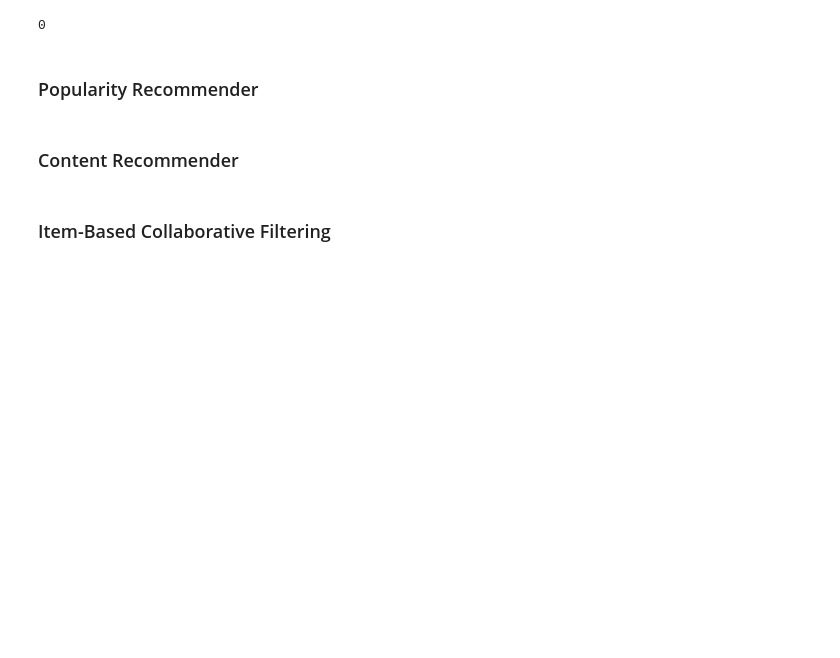
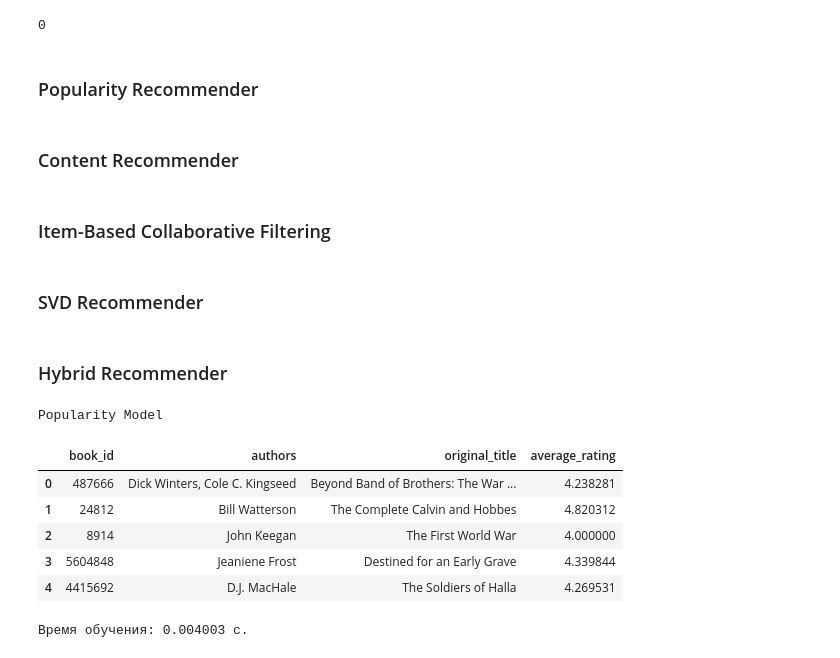
Before and after one commit to DmitriyVish/BooksRecSys, a Jupyter notebook: good_books_final.ipynb, the cells around one changed output. Drawn from its saved outputs; the diff is of its cells as text; code cells hidden in the pictures; blank space fills up the shorter version.

Commit message:
Hybrid Recommender

```diff
--- a/good_books_final.ipynb
+++ b/good_books_final.ipynb
@@ -426,8 +441,7 @@ gc.collect()
 # %%
 class PopularityRecommender:
     '''Модель рекоммендаций книг по популярности'''
-    def __init__(self, k:int=5, threshold:float=4.0):
-        self.k = k
+    def __init__(self, threshold: float = 4.0):
         self.threshold = threshold
         self.popular_books = None
 
@@ -435,9 +449,9 @@ class PopularityRecommender:
         '''Отбирает книги с рейтингом выше порога'''
         self.popular_books = books[books['average_rating'] >= self.threshold].reset_index(drop=True)
 
-    def recommend(self) -> pd.DataFrame:
+    def recommend(self, user_id: int = None, k: int = 5,) -> pd.DataFrame:
         recs = self.popular_books[['book_id', 'authors', 'original_title', 'average_rating']].copy()
-        sample_size = min(self.k, len(recs))
+        sample_size = min(k, len(recs))
         recommendations = recs.sample(n=sample_size).reset_index(drop=True)
         return recommendations
 # %% [markdown]
@@ -446,8 +460,7 @@ class PopularityRecommender:
 class ContentRecommender:
     '''Контентная модель рекоммендаций,
     основанная на косинусной близости'''
-    def __init__(self, k:int=5):
-        self.k = k
+    def __init__(self):
         self.tfidf_matrix = None
         self.vectorizer = None
         self.books_with_features = None
@@ -481,7 +494,7 @@ class ContentRecommender:
         self.vectorizer = TfidfVectorizer(stop_words='english', max_features=1000)
         self.tfidf_matrix = self.vectorizer.fit_transform(self.books_with_features['profile'])
 
-    def get_similar_books(self, book_id: int) -> pd.DataFrame:
+    def get_similar_books(self, book_id: int, k:int=5,) -> pd.DataFrame:
         '''Находит k самых похожих книг по косинусной близости'''
         # Находим индекс книги
         idx = self.books_with_features[self.books_with_features['book_id'] == book_id].index
@@ -493,7 +506,7 @@ class ContentRecommender:
         sim_scores = cosine_similarity(self.tfidf_matrix[idx], self.tfidf_matrix).flatten()
         sim_scores[idx] = 0  # Исключаем саму книгу
         # Сортируем и выбираем топ-N
-        top_indices = np.argsort(sim_scores)[::-1][:self.k]
+        top_indices = np.argsort(sim_scores)[::-1][:k]
         # Возвращаем датафрейм
         return self.books_with_features.iloc[top_indices][[
             'book_id', 'authors', 'original_title'
@@ -502,0 +632,2 @@ class ContentRecommender:
+# %% [markdown]
+### SVD Recommender
@@ -502,0 +684,2 @@ class ContentRecommender:
+# %% [markdown]
+### Hybrid Recommender
@@ -502,0 +730,22 @@ class ContentRecommender:
+# %%
+pop_model = PopularityRecommender()
+content_model = ContentRecommender()
+cf_model = CFRecommender()
+svd_model = SVDRecommender()
+
+hybrid = HybridRecommender(pop_model, content_model, cf_model, svd_model)
+
+start = time()
+recs = hybrid.recommend(user_id=20032, books_df=books, ratings_df=cold_ratings)
+end = time()
+display(recs)
+print(f'Время обучения: {round(end - start, 6)} с.')
+# %% [output]
+Popularity Model
+|  | book_id | authors | original_title | average_rating |
+| 0 | 487666 | Dick Winters, Cole C. Kingseed | Beyond Band of Brothers: The War ... | 4.238281 |
+| 1 | 24812 | Bill Watterson | The Complete Calvin and Hobbes | 4.820312 |
+| 2 | 8914 | John Keegan | The First World War | 4.000000 |
+| 3 | 5604848 | Jeaniene Frost | Destined for an Early Grave | 4.339844 |
+| 4 | 4415692 | D.J. MacHale | The Soldiers of Halla | 4.269531 |
+Время обучения: 0.004003 с.
```
Also changed, not shown: parts of 8 cells of this notebook.
